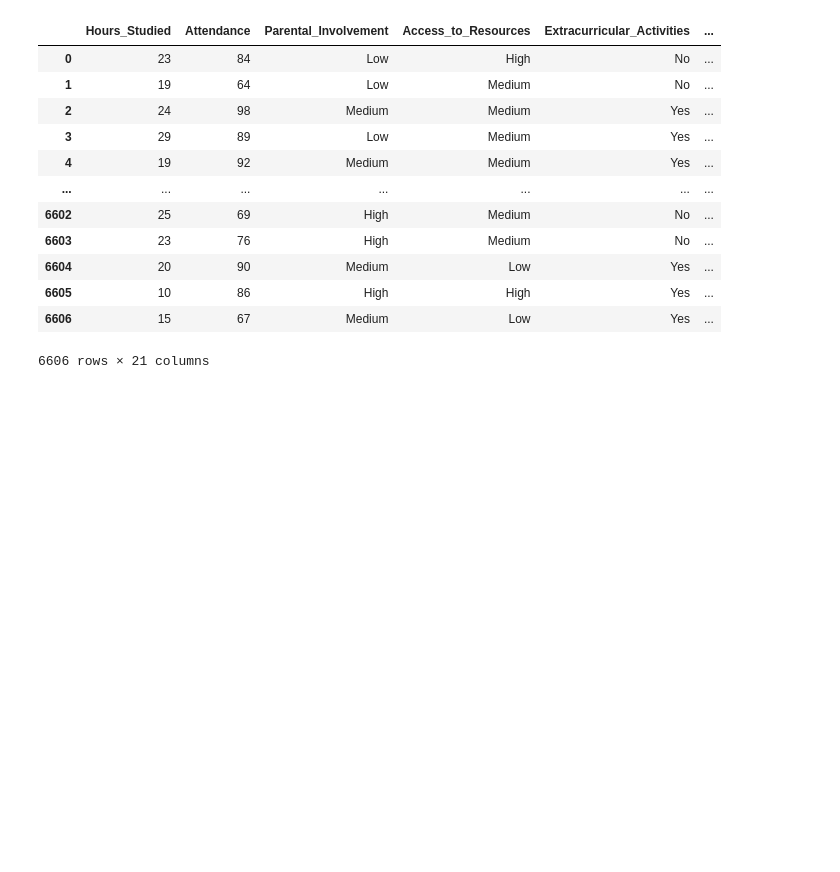
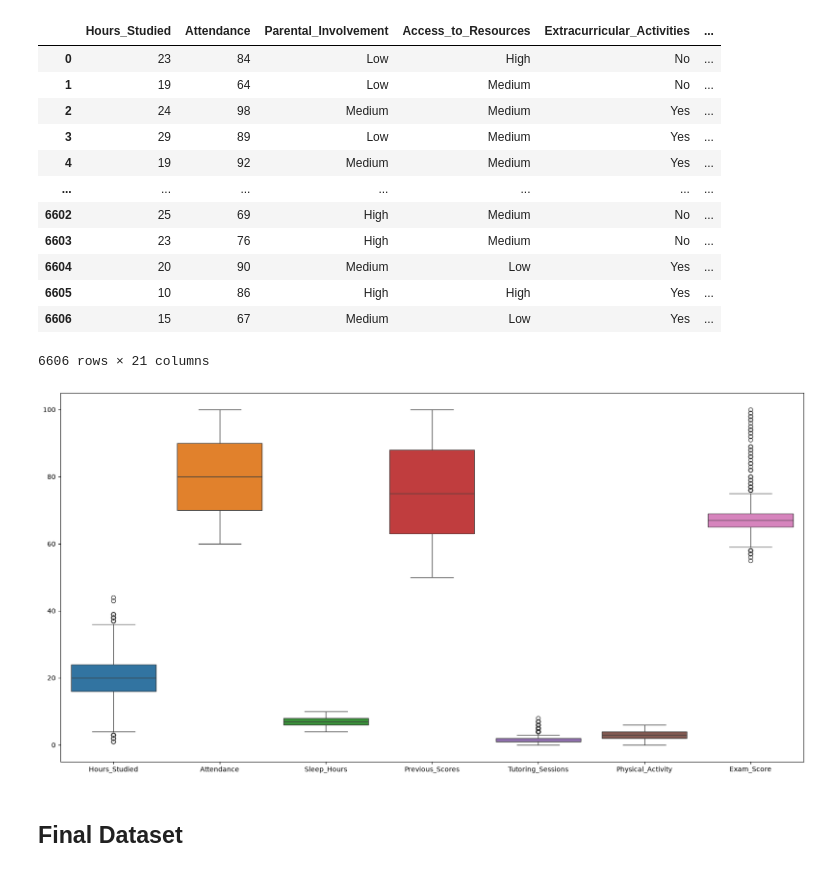
Before and after one commit to luiz-ed-ferreira/Project_MLStudentsPerformance, a Jupyter notebook: EDA.ipynb, the cells around one changed output. Cells and saved outputs as stored; diff of their text form; code cells hidden in the pictures; blank space fills up the shorter version.

```diff
--- a/EDA.ipynb
+++ b/EDA.ipynb
@@ -233,3 +235,10 @@ display(student_performance_factors)
 6606 rows × 21 columns
 # %%
 #We will also visualize these distributions using histograms and boxplots to identify any potential outliers or patterns in the data.
+plt.figure(figsize=(20, 10))
+sns.boxplot(data=student_performance_factors)
+plt.show()
+# %% [output]
+[figure, added]
+# %% [markdown]
+## Final Dataset
```
Also changed, not shown: parts of 4 cells of this notebook, 1 other file.
